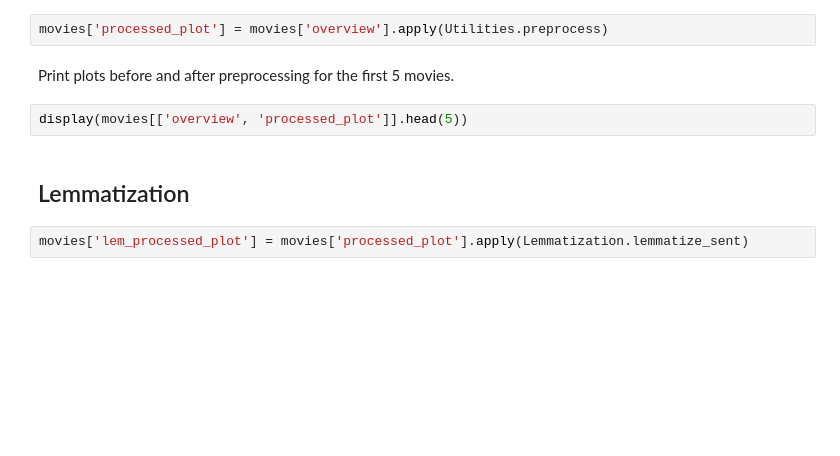
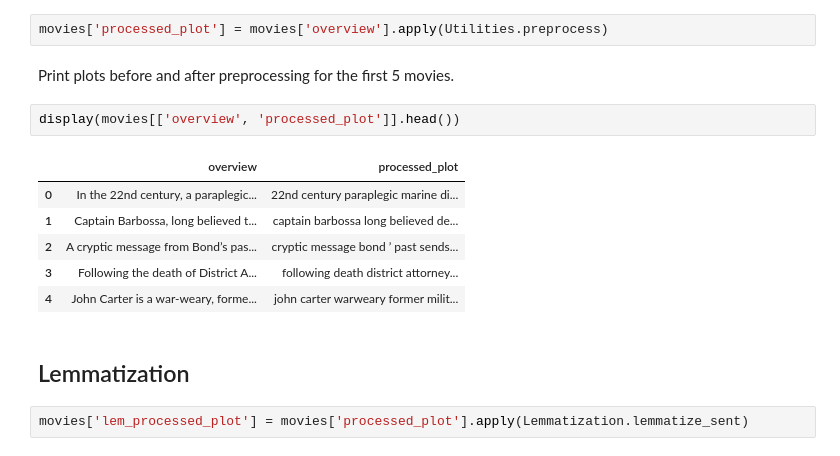
Before and after one commit to Konstantina5/DWS-Movie_Recommendation_System, a Jupyter notebook: NLP_Movie_Recommender.ipynb, the cells around one changed output. Cells and saved outputs as stored; diff of their text form; blank space fills up the shorter version.

```diff
--- a/NLP_Movie_Recommender.ipynb
+++ b/NLP_Movie_Recommender.ipynb
@@ -73,7 +110,14 @@ movies['processed_plot'] = movies['overview'].apply(Utilities.preprocess)
 # %% [markdown]
 Print plots before and after preprocessing for the first 5 movies.
 # %%
-display(movies[['overview', 'processed_plot']].head(5))
+display(movies[['overview', 'processed_plot']].head())
+# %% [output]
+|  | overview | processed_plot |
+| 0 | In the 22nd century, a paraplegic... | 22nd century paraplegic marine di... |
+| 1 | Captain Barbossa, long believed t... | captain barbossa long believed de... |
+| 2 | A cryptic message from Bond’s pas... | cryptic message bond ’ past sends... |
+| 3 | Following the death of District A... | following death district attorney... |
+| 4 | John Carter is a war-weary, forme... | john carter warweary former milit... |
 # %% [markdown]
 ## Lemmatization
 # %%
```
Also changed, not shown: parts of 47 cells of this notebook.
